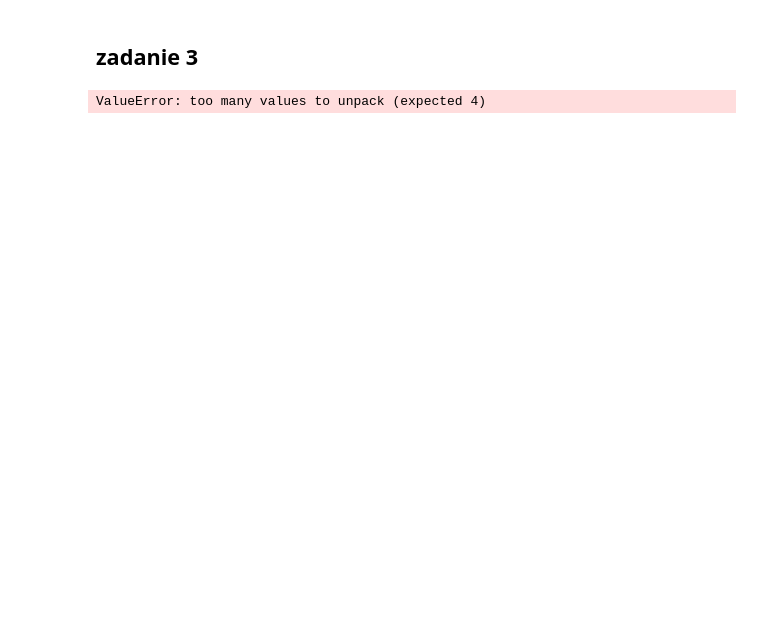
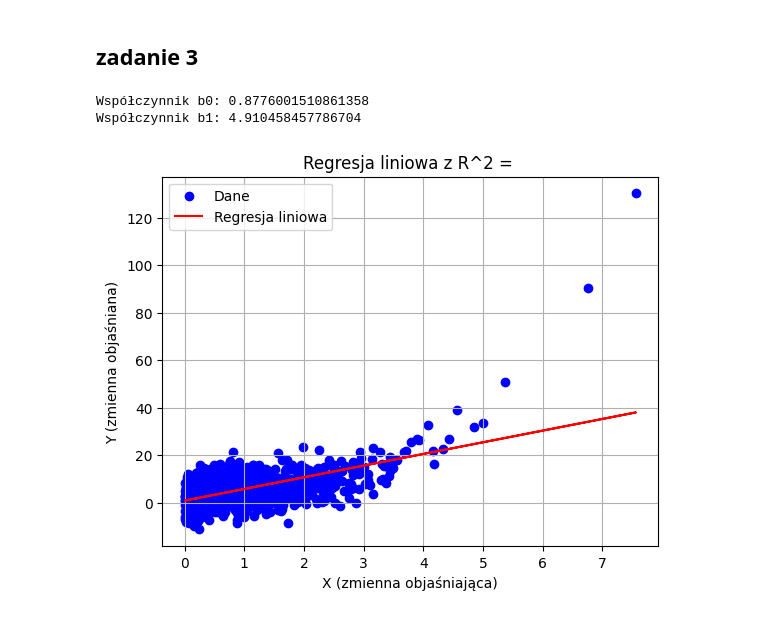
Before and after one commit to MariaNowacka/kaszcz, a Jupyter notebook: l1.ipynb, the cells around one changed output. Drawn from its saved outputs; the diff is of its cells as text; code cells hidden in the pictures; blank space fills up the shorter version.

```diff
--- a/l1.ipynb
+++ b/l1.ipynb
@@ -153,4 +220,40 @@ df3 = pd.read_csv(StringIO(data), delim_whitespace=True, header=None)
 # %%
 x = df2
 y = df3
+# %%
+# Funkcja do obliczenia współczynnika nachylenia (b1) i wyrazu wolnego (b0)
+def oblicz_regresje(X, Y):
+    # Obliczenie średnich X i Y
+    X_mean = np.mean(X)
+    Y_mean = np.mean(Y)
+
+    # Obliczenie współczynnika b1
+    s1 = np.sum((X) * (Y - Y_mean))
+    s2 = np.sum((X - X_mean) ** 2)
+    b1 = s1 / s2
+
+    # Obliczenie współczynnika b0
+    b0 = Y_mean - b1 * X_mean
+
+    return b0, b1
+# %%
+b0, b1 = oblicz_regresje(X, Y)
+# %%
+# Wyświetlenie wyników
+print(f"Współczynnik b0: {b0}")
+print(f"Współczynnik b1: {b1}")
+
+# Rysowanie wykresu
+plt.scatter(X, Y, label='Dane', color='blue')
+plt.plot(X, b0 + b1 * X, label='Regresja liniowa', color='red')
+plt.legend()
+plt.title(f'Regresja liniowa z R^2 = ')
+plt.xlabel('X (zmienna objaśniająca)')
+plt.ylabel('Y (zmienna objaśniana)')
+plt.grid(True)
+plt.show()
+# %% [output]
+Współczynnik b0: 0.8776001510861358
+Współczynnik b1: 4.910458457786704
+[figure, added]
 # %%
@@ -157,8 +261,3 @@ y = df3
 window1 = x.rolling(window=3, center=True).mean()
 x_smooth = window1.dropna()
 y_smooth = y[len(y)-len(x_smooth):]
-# %%
-# slope, intercept, r, p, se = linregress(x, y)
-result = linregress(x, y)
-# %% [output]
-ValueError: too many values to unpack (expected 4)
```
Also changed, not shown: parts of 12 cells of this notebook, 1 other file.
